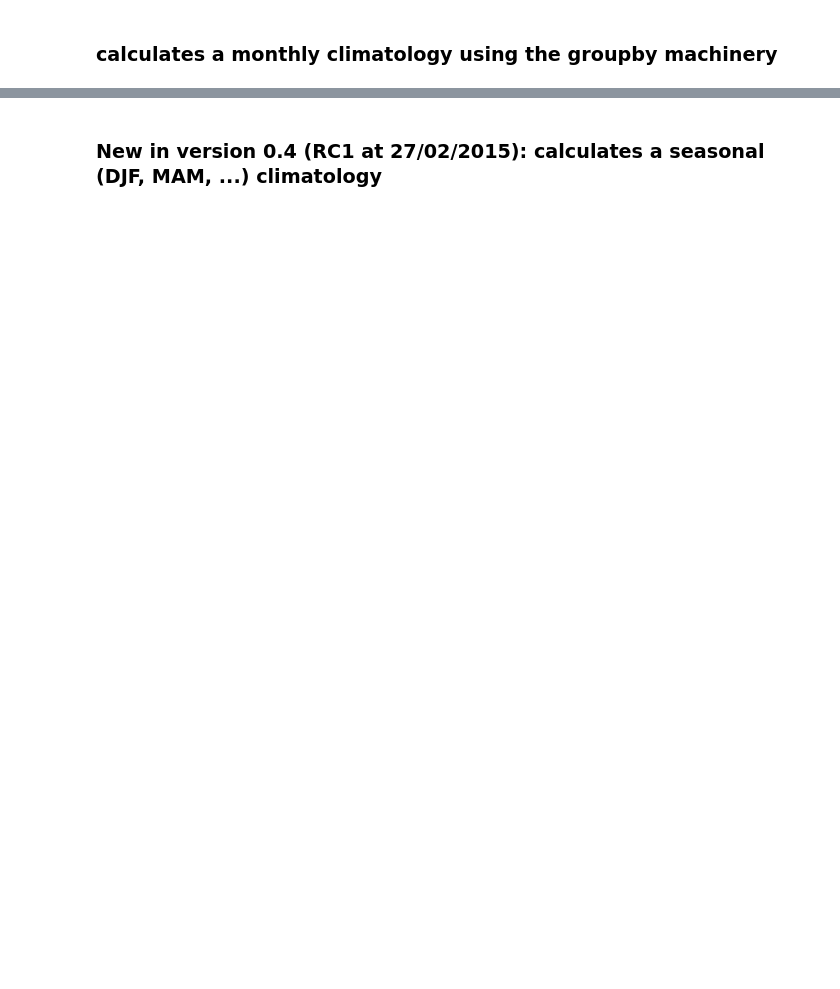
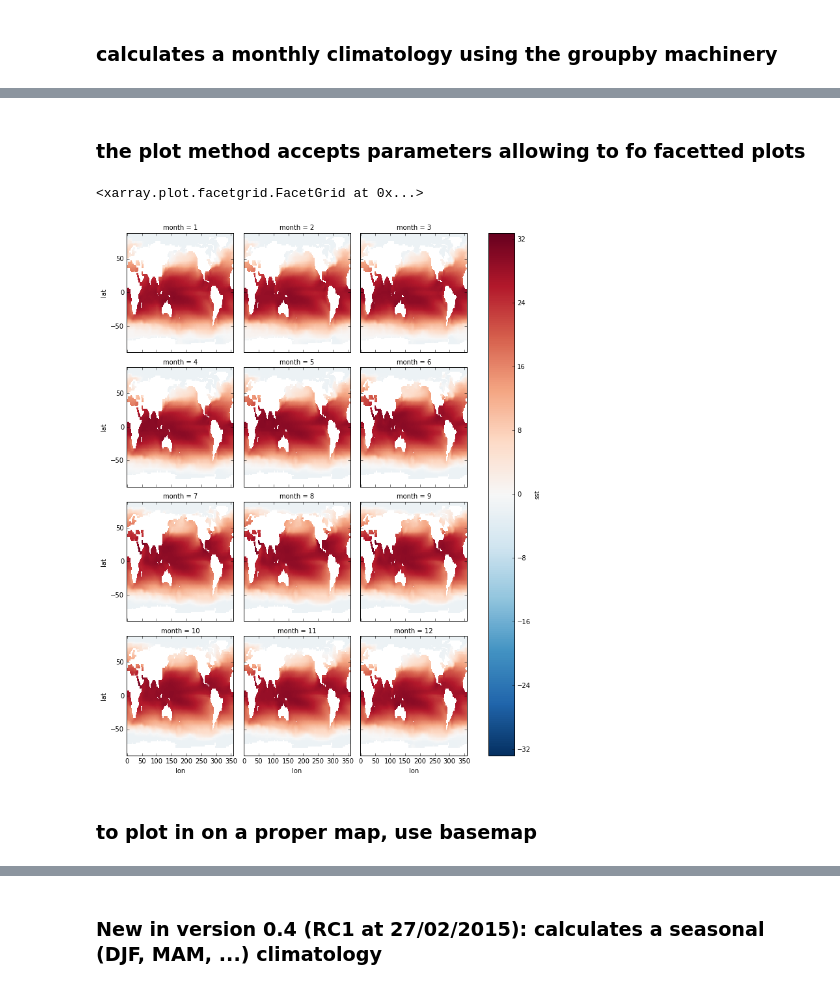
Before and after one commit to awneshsingh/USP_Python_workshop, a Jupyter notebook: session_2/notebooks/xarray.ipynb, the cells around one changed output, grey strips where cells are left out. Drawn from its saved outputs; the diff is of its cells as text; code cells hidden in the pictures; blank space fills up the shorter version.

```diff
--- a/session_2/notebooks/xarray.ipynb
+++ b/session_2/notebooks/xarray.ipynb
@@ -146,3 +297,12 @@ clim[['sst']]
+# %% [markdown]
+### the plot method accepts parameters allowing to fo facetted plots
+# %%
+clim['sst'].plot(x='lon', y='lat', col='month', col_wrap=3)
+# %% [output]
+<xarray.plot.facetgrid.FacetGrid at 0x...>
+[figure, added]
+# %% [markdown]
+### to plot in on a proper map, use basemap
 # %%
 from calendar import month_name
 # %%
```
Also changed, not shown: parts of 51 cells of this notebook, 5 other files.
